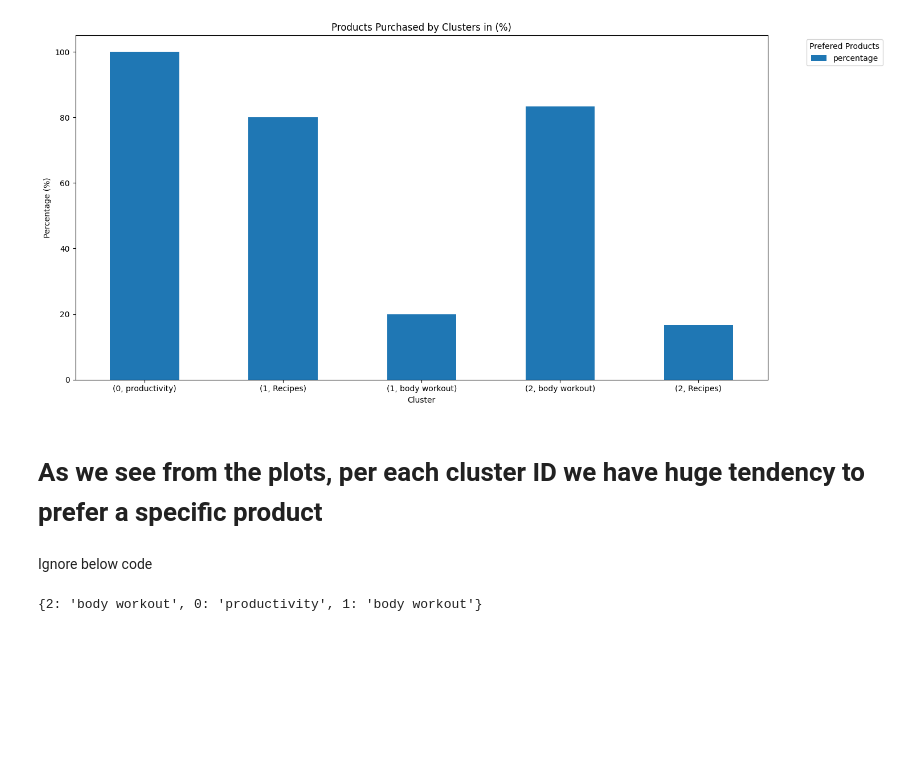
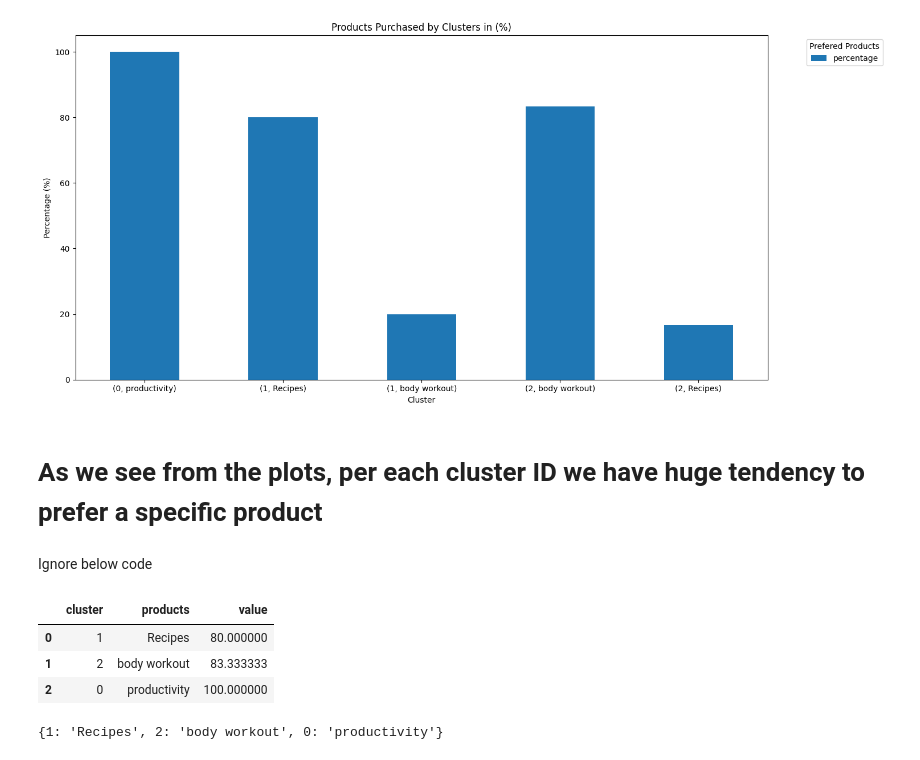
Before and after one commit to sukhitashvili/humanoo, a Jupyter notebook: data_clustering.ipynb, the cells around one changed output. Drawn from its saved outputs; the diff is of its cells as text; code cells hidden in the pictures; blank space fills up the shorter version.

Commit message:
fixed bug of having inconsistent index mapping between popular product and cluster ID

```diff
--- a/data_clustering.ipynb
+++ b/data_clustering.ipynb
@@ -213,9 +213,22 @@ plt.show()
 # As we see from the plots, per each cluster ID we have huge tendency to prefer a specific product
 # %% [markdown]
 Ignore below code
-# %%
-
-index_to_product = dict(zip(X['cluster'], X['products']))
-index_to_product
-# %% [output]
-{2: 'body workout', 0: 'productivity', 1: 'body workout'}
+# %%
+percentages_table = percentages_table.to_frame()
+popular_products_within_cluster = percentages_table.loc[percentages_table.groupby('products')['percentage'].idxmax()]
+data = popular_products_within_cluster.to_dict()['percentage']
+popular_products_within_cluster = pd.DataFrame(
+    [(k[0], k[1], v) for k, v in data.items()],
+    columns=['cluster', 'products', 'value']
+)
+popular_products_within_cluster
+# %% [output]
+|  | cluster | products | value |
+| 0 | 1 | Recipes | 80.000000 |
+| 1 | 2 | body workout | 83.333333 |
+| 2 | 0 | productivity | 100.000000 |
+# %%
+index_to_product = dict(zip(popular_products_within_cluster['cluster'], popular_products_within_cluster['products']))
+index_to_product
+# %% [output]
+{1: 'Recipes', 2: 'body workout', 0: 'productivity'}
```
Also changed, not shown: 1 other file.
